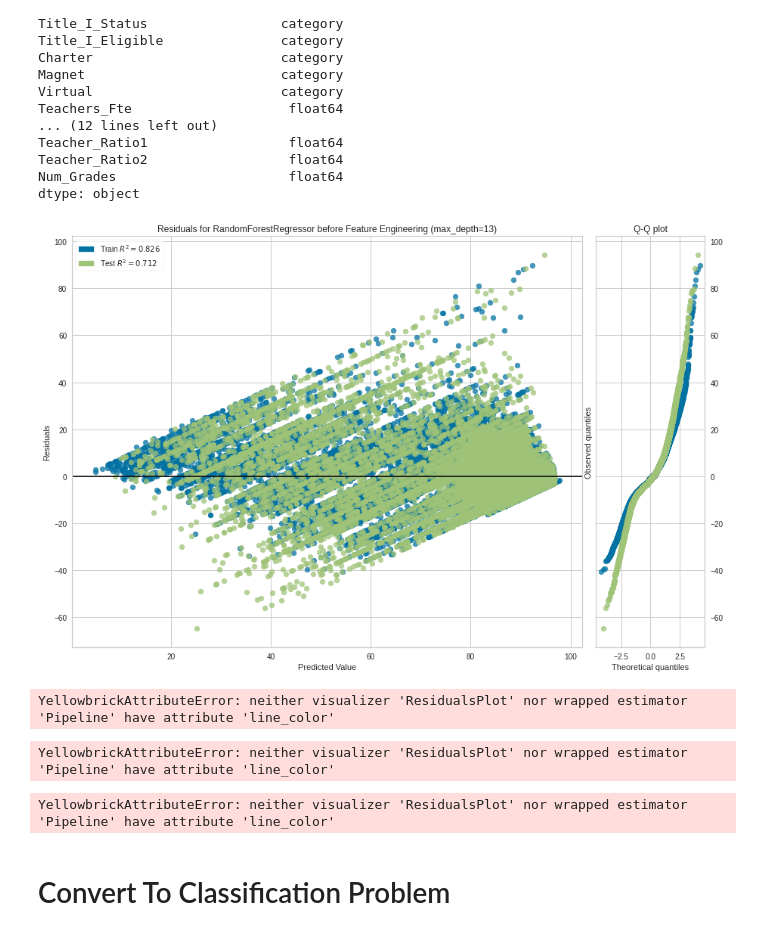
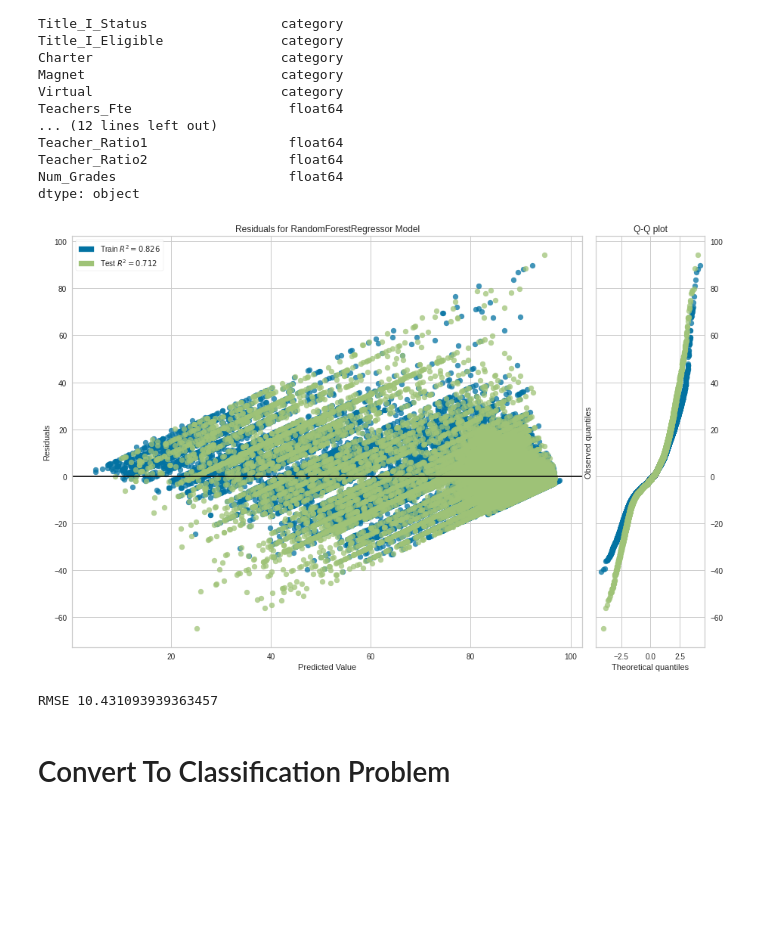
Before and after one commit to georgetown-analytics/student-outcomes, a Jupyter notebook: notebooks/feature_engineering.ipynb, the cells around one changed output. Saved outputs shown, nothing was run; the diff lists cells and outputs as text; code cells hidden in the pictures; blank space fills up the shorter version.

Commit message:
Fixed bug producing error messages.

```diff
--- a/notebooks/feature_engineering.ipynb
+++ b/notebooks/feature_engineering.ipynb
@@ -214,16 +223,17 @@ dtype: object
 # %%
 # View The Results of GridSearch CV
 clf.best_params_
 plot_title = "Residuals for RandomForestRegressor before Feature Engineering (max_depth=13)"
-residuals_plot(clf.best_estimator_, Xtrain, ytrain, Xtest, ytest,
-               hist=False, qqplot=True, size=(1080, 720), title=plot_title)
-# Known error here. Fine to continue executing notebook.
-# residuals_plot produces the figure we need but gives an unimportant error.
+visualizer = ResidualsPlot(
+    clf.best_estimator_, hist=False, qqplot=True, size=(1080, 720))
+visualizer.fit(Xtrain, ytrain)
+visualizer.score(Xtest, ytest)
+visualizer.show()
+print("RMSE", mean_squared_error(
+    ytest, visualizer.estimator.predict(Xtest), squared=False))
 # %% [output]
-[figure, old version]
+[figure, new version]
-YellowbrickAttributeError: neither visualizer 'ResidualsPlot' nor wrapped estimator 'Pipeline' have attribute 'line_color'
+RMSE 10.431093939363457
-YellowbrickAttributeError: neither visualizer 'ResidualsPlot' nor wrapped estimator 'Pipeline' have attribute 'line_color'
-YellowbrickAttributeError: neither visualizer 'ResidualsPlot' nor wrapped estimator 'Pipeline' have attribute 'line_color'
 # %% [markdown]
 # Convert To Classification Problem
 # %% [markdown]
```
Also changed, not shown: parts of 10 cells of this notebook.
